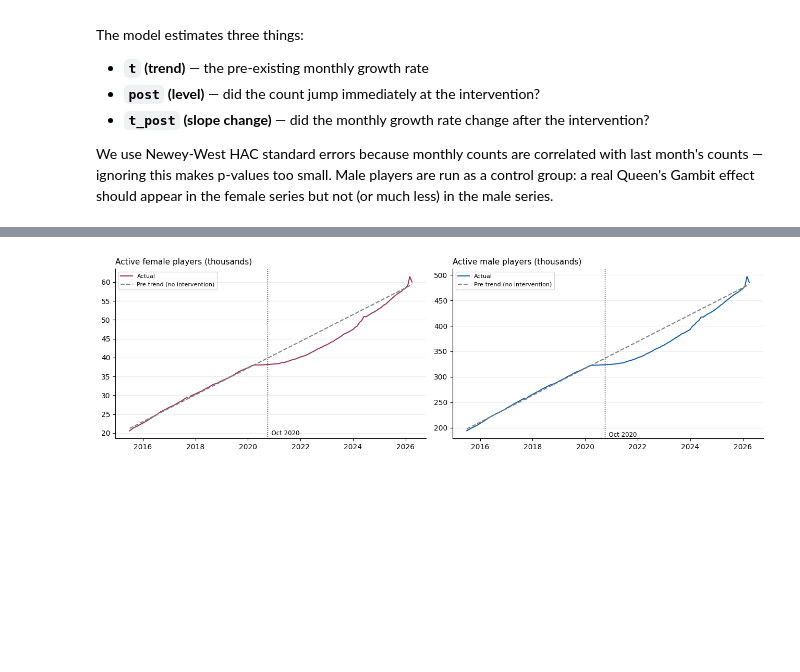
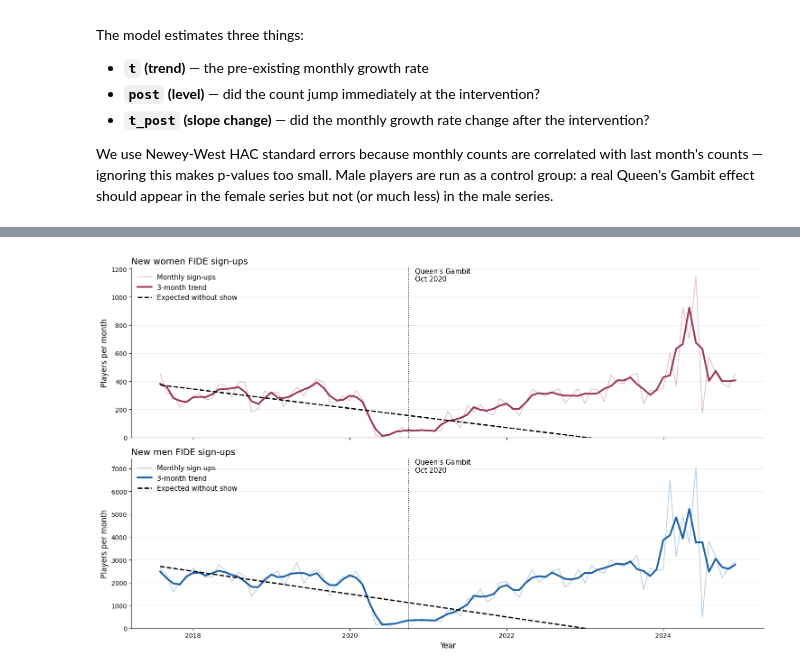
Before and after one commit to anp-exe/women-in-chess-analysis, a Jupyter notebook: fide.ipynb, the cells around one changed output, grey strips where cells are left out. Saved outputs shown, nothing was run; the diff lists cells and outputs as text; code cells hidden in the pictures; blank space fills up the shorter version.

```diff
--- a/fide.ipynb
+++ b/fide.ipynb
@@ -215,30 +245,35 @@ t_post     680.206686
 # %%
-fig, (ax1, ax2) = plt.subplots(1, 2, figsize=(13, 4), sharey=False)
+import matplotlib.dates as mdates
+
+fig, (ax1, ax2) = plt.subplots(2, 1, figsize=(15, 9), sharex=True, sharey=False)
 
 for ax, df, res, color, label in [
-    (ax1, df_f, res_f, "#993556", "Female"),
-    (ax2, df_m, res_m, "#185FA5", "Male"),
+    (ax1, df_f, res_f, "#993556", "Women"),
+    (ax2, df_m, res_m, "#185FA5", "Men"),
 ]:
-    dates = pd.to_datetime(df["snapshot_date"])
-    actual = df["player_count"] / 1000
+    dates = pd.to_datetime(df["first_date"])
+    actual = df["new_signups"]
+    smooth = actual.rolling(3, center=True, min_periods=1).mean()
 
-    # Counterfactual: pre-trend only (post=0, t_post=0)
-    pre_only = df[["t"]].copy()
-    pre_only["post"] = 0
-    pre_only["t_post"] = 0
-    X_cf = sm.add_constant(pre_only)
-    counterfactual = res.predict(X_cf) / 1000
+    X_cf = sm.add_constant(df[["t"]].assign(post=0, t_post=0))
+    counterfactual = res.predict(X_cf)
 
-    ax.plot(dates, actual, color=color, lw=1.5, label="Actual")
-    ax.plot(dates, counterfactual, color="grey", lw=1.5, ls="--", label="Pre-trend (no intervention)")
-    ax.axvline(pd.Timestamp(intervention), color="black", lw=1, ls=":")
-    ax.text(pd.Timestamp(intervention), ax.get_ylim()[0] + 0.5,
-            "  Oct 2020", va="bottom", fontsize=8.5)
-    ax.set_title(f"Active {label.lower()} players (thousands)", loc="left", fontsize=11)
-    ax.legend(fontsize=8)
+    ax.plot(dates, actual, color=color, lw=1.2, alpha=0.35, label="Monthly sign-ups")
+    ax.plot(dates, smooth, color=color, lw=2.8, label="3-month trend")
+    ax.plot(dates, counterfactual, color="black", lw=2, ls="--", label="Expected without show")
+    ax.axvline(INTERVENTION, color="black", lw=1.2, ls=":")
+    ax.text(pd.Timestamp("2020-11-01"), ax.get_ylim()[1] * 0.92, "Queen's Gambit\nOct 2020", fontsize=11)
+    ax.set_title(f"New {label.lower()} FIDE sign-ups", loc="left", fontsize=14)
+    ax.legend(fontsize=11, frameon=False, loc="upper left")
+    ax.set_ylabel("Players per month", fontsize=12)
+    ax.set_ylim(bottom=0)
     ax.spines[["top", "right"]].set_visible(False)
-    ax.grid(axis="y", alpha=0.25)
+    ax.grid(axis="y", alpha=0.22)
+
+ax2.set_xlabel("Year", fontsize=12)
+ax2.xaxis.set_major_locator(mdates.YearLocator(2))
+ax2.xaxis.set_major_formatter(mdates.DateFormatter("%Y"))
 
 plt.tight_layout()
 # %% [output]
-[figure, old version]
+[figure, new version]
```
Also changed, not shown: parts of 5 cells of this notebook, 2 other files.
